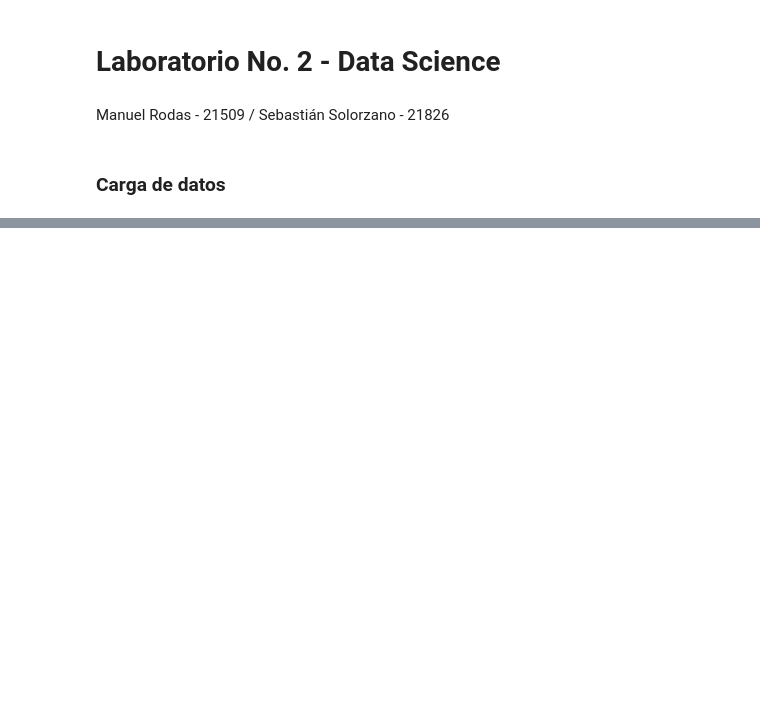
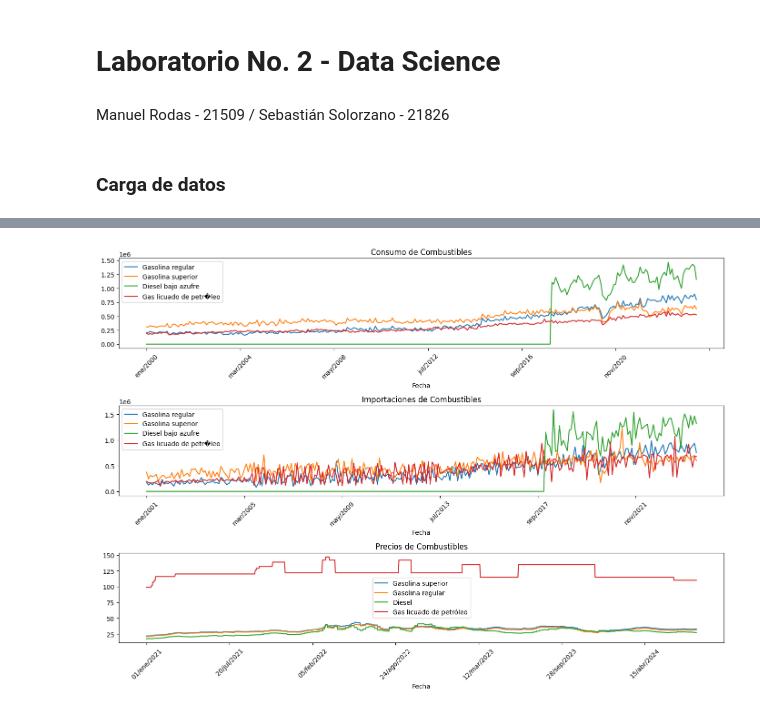
Before and after one commit to Sebas021210/Lab2-DS, a Jupyter notebook: Lab2.ipynb, the cells around one changed output, grey strips where cells are left out. Drawn from its saved outputs; the diff is of its cells as text; code cells hidden in the pictures; blank space fills up the shorter version.

```diff
--- a/Lab2.ipynb
+++ b/Lab2.ipynb
@@ -56,0 +85,24 @@ precios_df.head()
+# %%
+def graficar_datos(consumos_df, importaciones_df1, precios_df):
+    plt.figure(figsize=(14, 10))
+
+    # Graficar datos de consumo
+    plt.subplot(3, 1, 1)
+    consumos_df[['Fecha', 'Gasolina regular', 'Gasolina superior', 'Diesel bajo azufre', 'Gas licuado de petr�leo']].set_index('Fecha').plot(kind='line', ax=plt.gca())
+    plt.title('Consumo de Combustibles')
+    plt.xticks(rotation=45)
+
+    # Graficar datos de importación
+    plt.subplot(3, 1, 2)
+    importaciones_df1[['Fecha', 'Gasolina regular', 'Gasolina superior', 'Diesel bajo azufre', 'Gas licuado de petr�leo']].set_index('Fecha').plot(kind='line', ax=plt.gca())
+    plt.title('Importaciones de Combustibles')
+    plt.xticks(rotation=45)
+
+    # Graficar datos de precios
+    plt.subplot(3, 1, 3)
+    precios_df[['Fecha', 'Gasolina superior', 'Gasolina regular', 'Diesel', 'Gas licuado de petróleo']].set_index('Fecha').plot(kind='line', ax=plt.gca())
+    plt.title('Precios de Combustibles')
+    plt.xticks(rotation=45)
+
+    plt.tight_layout()
+    plt.show()
@@ -56,0 +165,4 @@ precios_df.head()
+# %%
+graficar_datos(consumos_df, importaciones_df1, precios_df)
+# %% [output]
+[figure, added]
```
Also changed, not shown: parts of 21 cells of this notebook, 1 other file.
